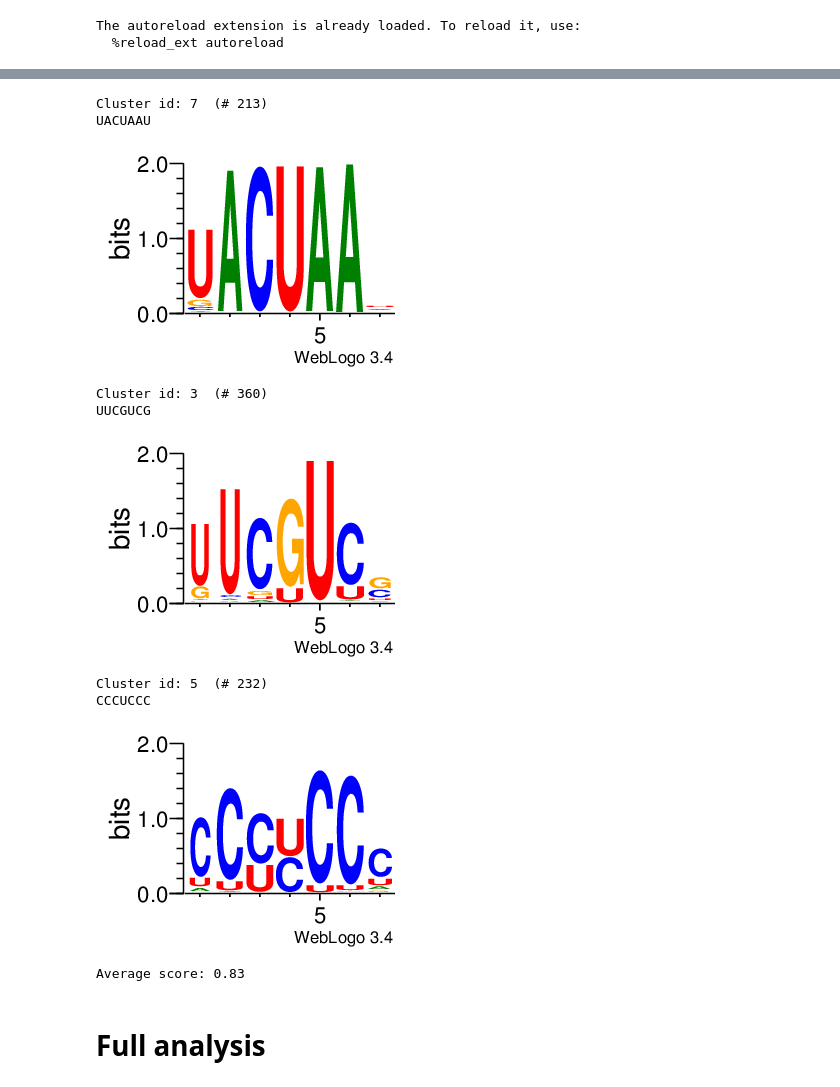
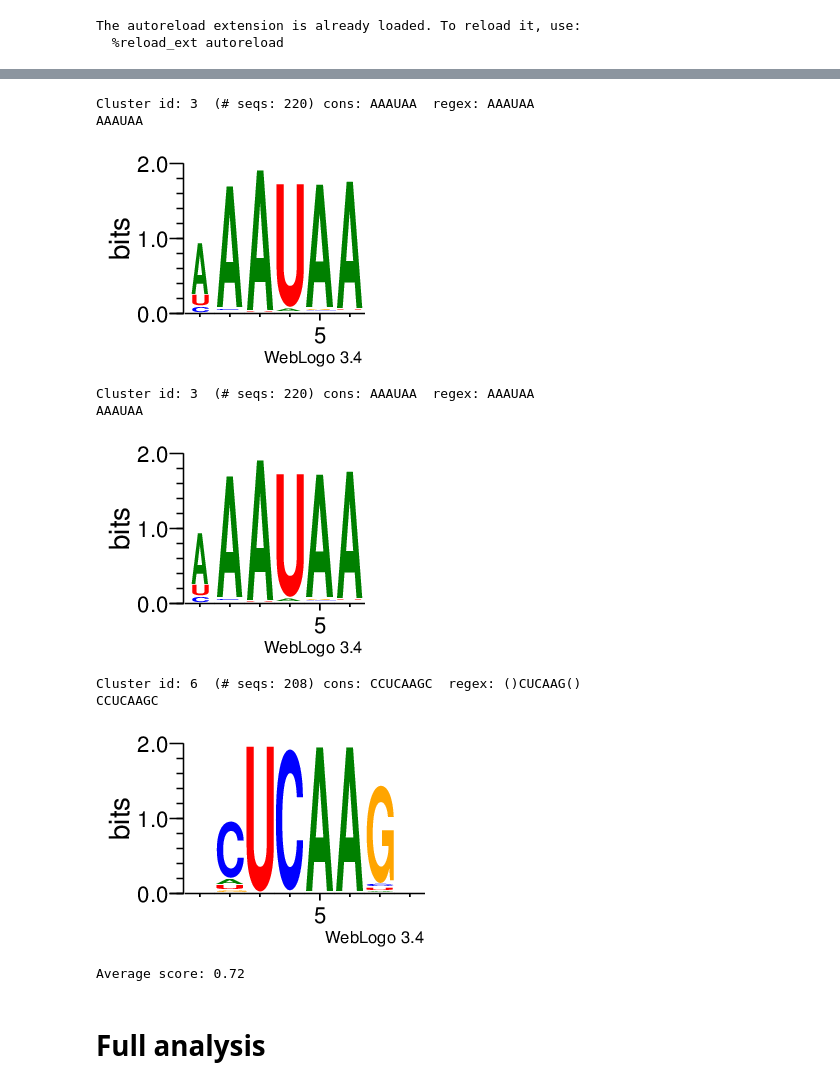
Before and after one commit to fabriziocosta/EDeN_examples, a Jupyter notebook: bioinf/motif/SMoD artificial.ipynb, the cells around one changed output, grey strips where cells are left out. Cells and saved outputs as stored; diff of their text form; code cells hidden in the pictures.

Commit message:
motif

```diff
--- a/bioinf/motif/SMoD artificial.ipynb
+++ b/bioinf/motif/SMoD artificial.ipynb
@@ -38,7 +38,7 @@ def select_best_matching(motives, orig_motives):
         max_cluster_id = -1
         max_motif = None
         for motif in motives:
-            cluster_id, consensus_seq, trimmed_align_seqs, align_seqs, seqs = motif
+            cluster_id, consensus_seq, regex_seq, trimmed_align_seqs, align_seqs, seqs = motif
             seq_a,seq_b, score = align_seq(orig_motif, consensus_seq)
             if score > max_score:
                 max_score = score
@@ -52,7 +52,7 @@ def best_matching_scores(motives, orig_motives):
         max_cluster_id = -1
         max_motif = None
         for motif in motives:
-            cluster_id, consensus_seq, trimmed_align_seqs, align_seqs, seqs = motif
+            cluster_id, consensus_seq, regex_seq, trimmed_align_seqs, align_seqs, seqs = motif
             seq_a,seq_b, score = align_seq(orig_motif, consensus_seq)
             score = float(score)/len(orig_motif)
             if score > max_score:
@@ -241,42 +241,43 @@ CCUCCU UAUACCGCGAGGGUCCUUUCGACCUCCUCGCAAUACGUAAUAUCCAGUGC
 # %%
 pos_size = len(pos_seqs)
 train_pos_seqs = pos_seqs[:pos_size/2]
 test_pos_seqs = pos_seqs[pos_size/2:]
 
 neg_size = len(neg_seqs)
 train_neg_seqs = neg_seqs[:neg_size/2]
 test_neg_seqs = neg_seqs[neg_size/2:]
 
 from eden.sequence_motif_decomposer import SequenceMotifDecomposer as SMoD
 smod=SMoD(complexity=complexity,
           n_clusters=n_clusters,
           min_subarray_size=min_subarray_size,
           max_subarray_size=max_subarray_size,
           pos_block_size=pos_block_size,
           neg_block_size=neg_block_size)
 smod = smod.fit(train_pos_seqs, train_neg_seqs)
 orig_clusters = smod.predict(test_pos_seqs)
 clusters, motives = smod.merge(orig_clusters,
                                similarity_threshold=0.5,
                                min_score=4,
                                min_freq=.5,
                                min_cluster_size=10)
+clusters, motives = smod.frequency_filter(test_pos_seqs, motives, freq_threshold=.1)
 selected = select_best_matching(motives, orig_motives)
 selected = list(selected)
 logos = smod.display_logos(selected)
 avg_score = np.mean([s for s in best_matching_scores(motives, orig_motives)])
 print 'Average score: %.2f' % avg_score
 # %% [output]
-Cluster id: 7  (# 213)
-UACUAAU
+Cluster id: 3  (# seqs: 220) cons: AAAUAA  regex: AAAUAA
+AAAUAA
-[figure, old version]
+[figure, new version]
-Cluster id: 3  (# 360)
-UUCGUCG
+Cluster id: 3  (# seqs: 220) cons: AAAUAA  regex: AAAUAA
+AAAUAA
-[figure, old version]
+[figure, new version]
-Cluster id: 5  (# 232)
-CCCUCCC
+Cluster id: 6  (# seqs: 208) cons: CCUCAAGC  regex: ()CUCAAG()
+CCUCAAGC
-[figure, old version]
+[figure, new version]
-Average score: 0.83
+Average score: 0.72
 # %% [markdown]
 # Full analysis
 # %%
```
Also changed, not shown: parts of 3 cells of this notebook, 1 other file.
